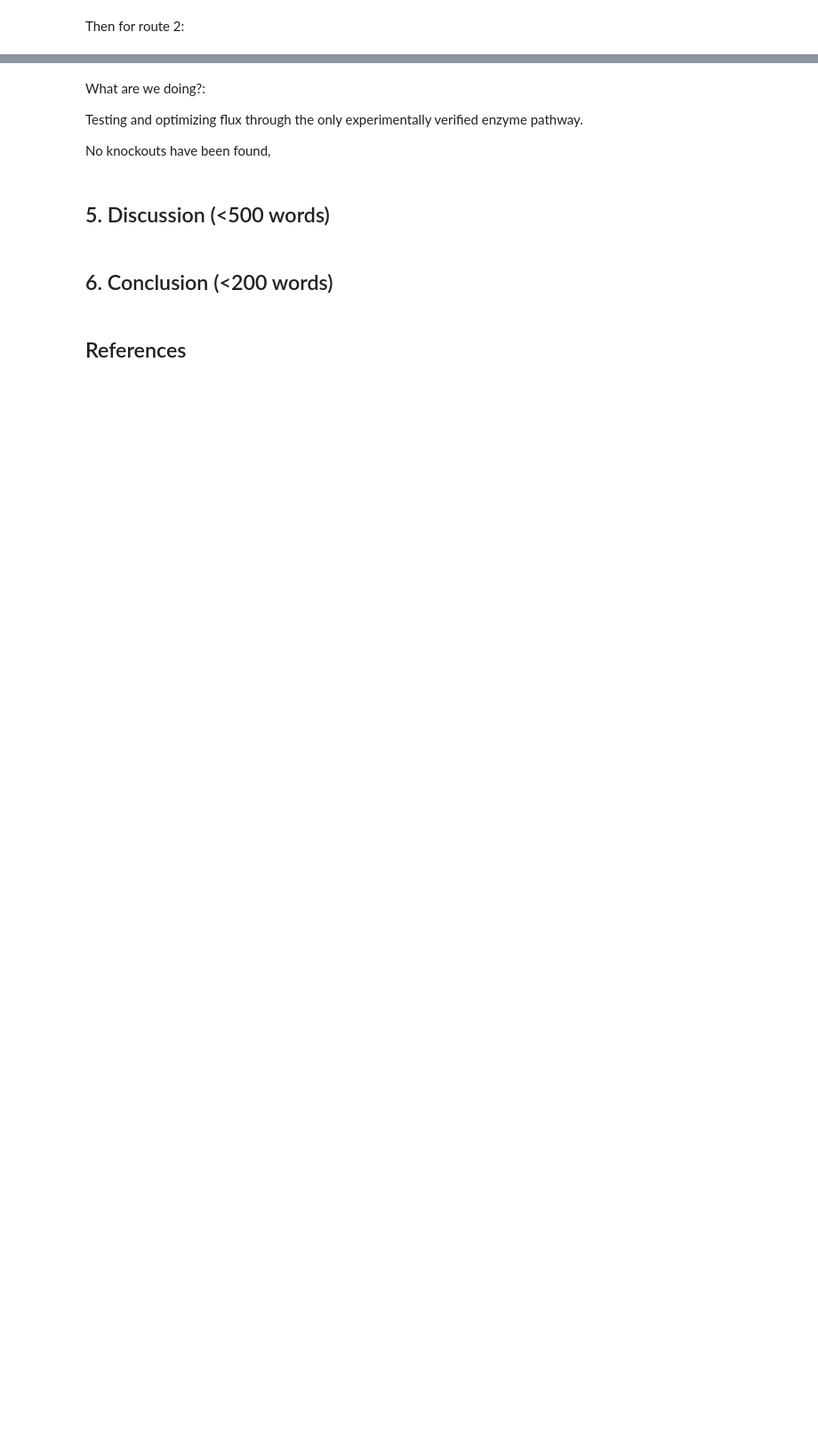
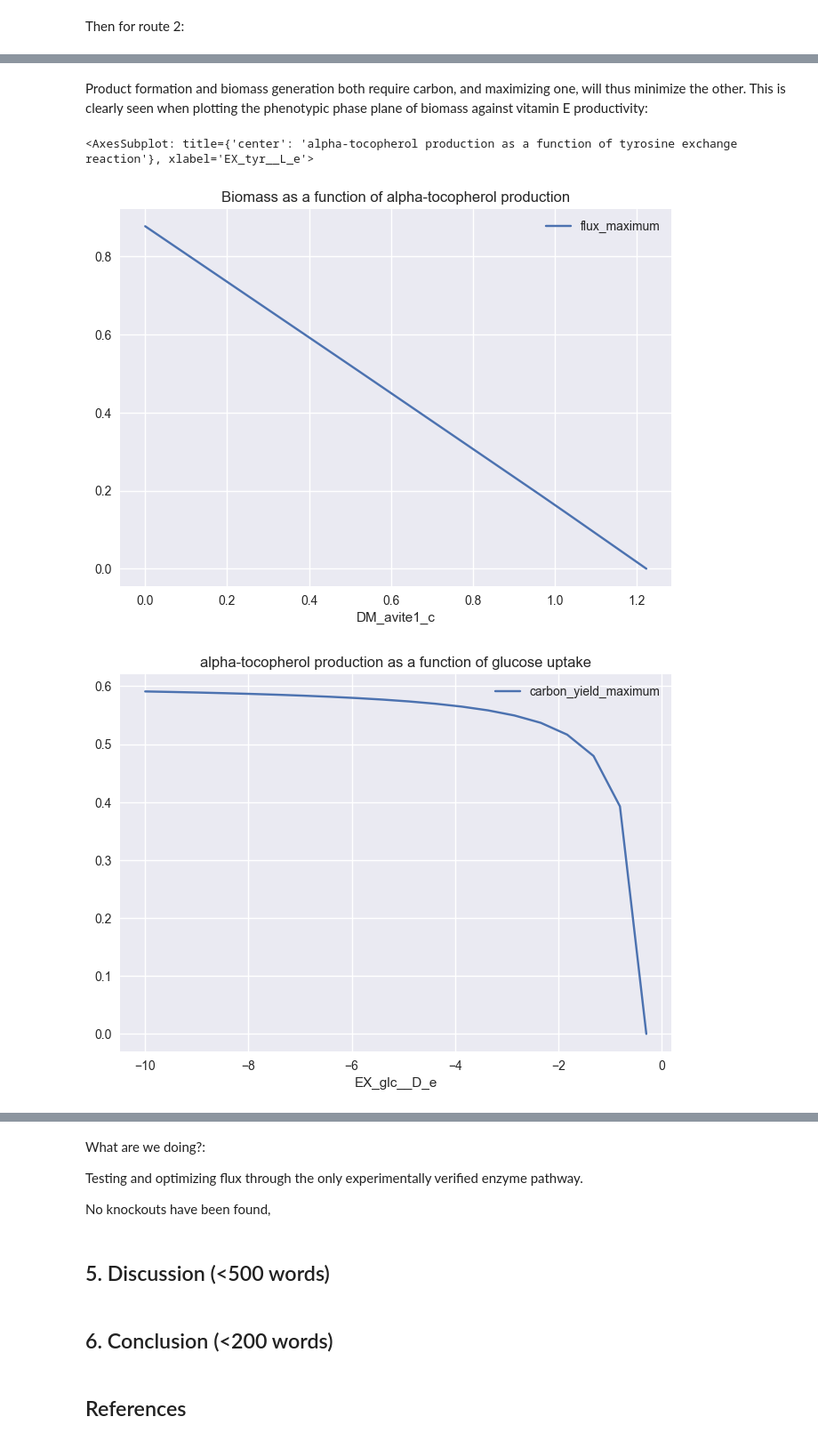
Before and after one commit to 27410/27410-group-assigment-group_2, a Jupyter notebook: Report.ipynb, the cells around one changed output, grey strips where cells are left out. Shown at 89% size. Saved outputs shown, nothing was run; the diff lists cells and outputs as text; code cells hidden in the pictures; blank space fills up the shorter version.

```diff
--- a/Report.ipynb
+++ b/Report.ipynb
@@ -70,5 +51,5 @@ model.add_reactions([new_reaction1])
 # %% [markdown]
 The rest of the pathway was added in the same way, and the new model was written to an XML-file. This was done for both pathways leading to alpha-tocopherol, although the enzyme catalyzing the conversion of beta-tocopherol to alpha-tocoperol (pathway #2 in figure X?) is not well-characterized. For this reason, the further work was based upon the model going through route #1, although the two were compared initially.
 # %%
-atoco_model_1 = read_sbml_model('model_atocopherol.xml')
+model = read_sbml_model('model_atocopherol.xml')
 # %%
@@ -81,14 +62,13 @@ The theoretical maximum productivity and yield of the two routes were calculated
 from cobra import Reaction, Metabolite
 import pandas as pd
 import matplotlib.pyplot as plt
-plt.style.use('seaborn')
 %matplotlib inline
 # %% [markdown]
 First the values are calculated for route 1:
 # %%
-atoco_model_1.objective = atoco_model_1.reactions.DM_avite1_c
-avite_production = atoco_model_1.optimize().objective_value
-theor_yield = avite_production / (-1*atoco_model_1.reactions.EX_glc__D_e.flux)
+model.objective = model.reactions.DM_avite1_c
+avite_production = model.optimize().objective_value
+theor_yield = avite_production / (-1*model.reactions.EX_glc__D_e.flux)
 print("Max. alpha-tocopherol productivity [mmol gDW^-1 h^-1]:", avite_production)
 print("Max. theoretical yield [mmol-put / mmol-glc]:", theor_yield)
 # %% [output]
@@ -109,0 +94,2 @@ Max. theoretical yield [mmol-put / mmol-glc]: 0.12966809633784265
+# %% [markdown]
+Product formation and biomass generation both require carbon, and maximizing one, will thus minimize the other. This is clearly seen when plotting the phenotypic phase plane of biomass against vitamin E productivity:
@@ -109,0 +98,22 @@ Max. theoretical yield [mmol-put / mmol-glc]: 0.12966809633784265
+# %%
+ppp_BIOMASS = production_envelope(model,
+            reactions=[model.reactions.DM_avite1_c],
+            objective=model.reactions.BIOMASS_Ec_iML1515_core_75p37M)
+ppp_avite = production_envelope(model,
+            reactions=[model.reactions.EX_glc__D_e],
+            objective=model.reactions.DM_avite1_c)
+ppp_o2 = production_envelope(model,
+            reactions=[model.reactions.EX_o2_e],
+            objective=model.reactions.DM_avite1_c)
+ppp_tyr = production_envelope(model,
+            reactions=[model.reactions.EX_tyr__L_e],
+            objective=model.reactions.DM_avite1_c)
+
+ppp_BIOMASS.plot(x='DM_avite1_c', y='flux_maximum', title = 'Biomass as a function of alpha-tocopherol production' ) #carbon yield of biomass as function of glucose uptake
+ppp_avite.plot(x='EX_glc__D_e', y='carbon_yield_maximum', title = 'alpha-tocopherol production as a function of glucose uptake') #carbon yield of putrescine as function of glucose uptake
+ppp_o2.plot(x='EX_o2_e', y='flux_maximum', title = 'alpha-tocopherol production as a function of oxygen exchange reaction')
+ppp_tyr.plot(x='EX_tyr__L_e', y='flux_maximum', title = 'alpha-tocopherol production as a function of tyrosine exchange reaction')
+# %% [output]
+<AxesSubplot: title={'center': 'alpha-tocopherol production as a function of tyrosine exchange reaction'}, xlabel='EX_tyr__L_e'>
+[figure, added]
+[figure, added]
```
Also changed, not shown: parts of 11 cells of this notebook.
